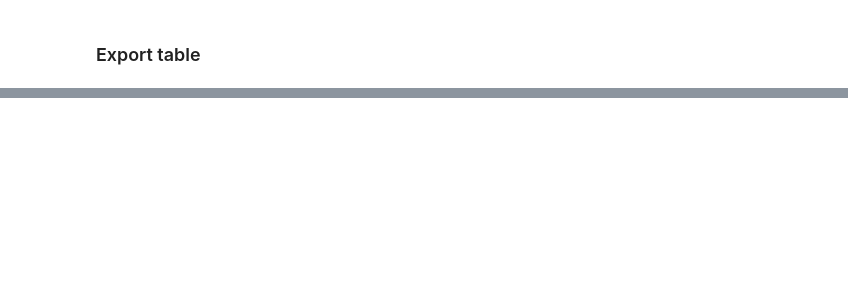
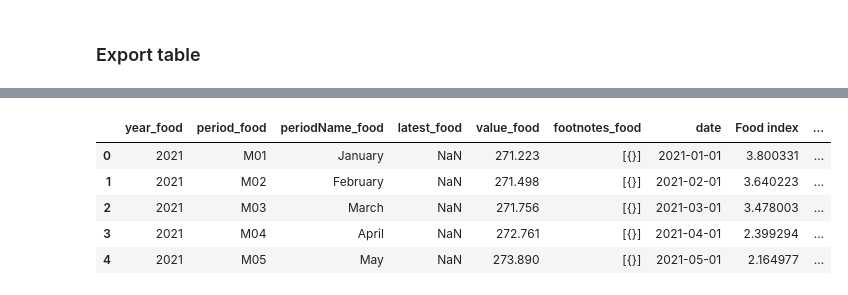
Before and after one commit to kv-hearst/cpi-api, a Jupyter notebook: cpi-scraper.ipynb, the cells around one changed output, grey strips where cells are left out. Saved outputs shown, nothing was run; the diff lists cells and outputs as text; code cells hidden in the pictures; blank space fills up the shorter version.

```diff
--- a/cpi-scraper.ipynb
+++ b/cpi-scraper.ipynb
@@ -346,0 +551,13 @@ transposed_latest_rows.to_csv('data/bls_table.csv')
+# %%
+food_index = pd.read_csv('data/cpi_food.csv')
+cpi = pd.read_csv('data/cpi_inflation.csv')
+
+merged_food_cpi = food_index.merge(cpi, on='date', how='inner', suffixes=('_food', '_cpi'))
+merged_food_cpi.head()
+# %% [output]
+|  | year_food | period_food | periodName_food | latest_food | value_food | footnotes_food | date | Food index | ... |
+| 0 | 2021 | M01 | January | NaN | 271.223 | [{}] | 2021-01-01 | 3.800331 | ... |
+| 1 | 2021 | M02 | February | NaN | 271.498 | [{}] | 2021-02-01 | 3.640223 | ... |
+| 2 | 2021 | M03 | March | NaN | 271.756 | [{}] | 2021-03-01 | 3.478003 | ... |
+| 3 | 2021 | M04 | April | NaN | 272.761 | [{}] | 2021-04-01 | 2.399294 | ... |
+| 4 | 2021 | M05 | May | NaN | 273.890 | [{}] | 2021-05-01 | 2.164977 | ... |
```
Also changed, not shown: parts of 37 cells of this notebook, 1 other file.
